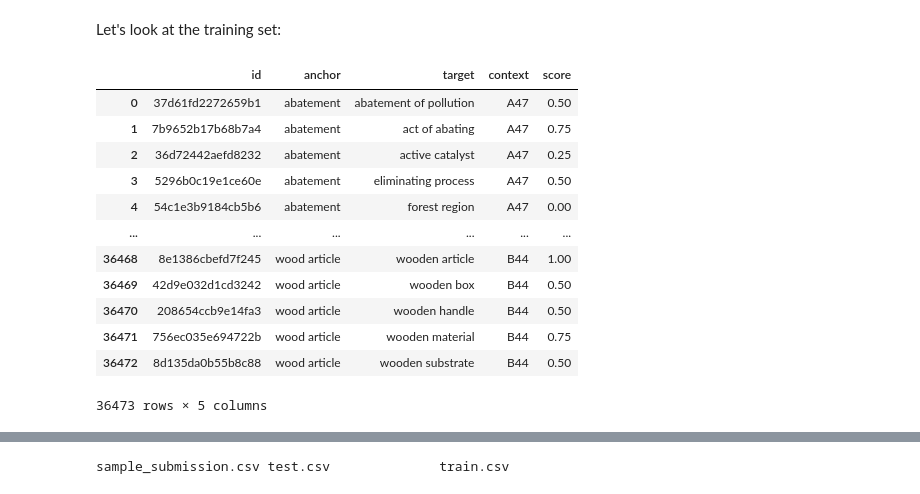
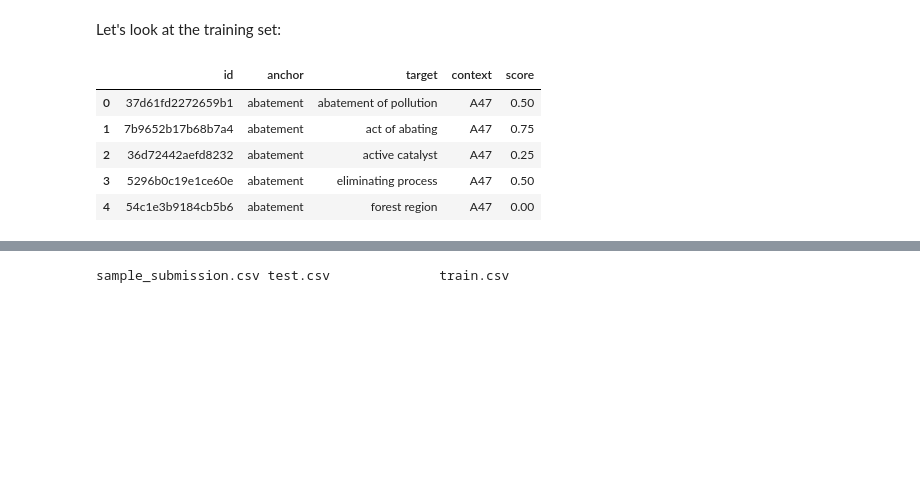
Before and after one commit to twistin/fastai-course, a Jupyter notebook: 04_Lesson/iterate-like-a-grandmaster.ipynb, the cells around one changed output, grey strips where cells are left out. Saved outputs shown, nothing was run; the diff lists cells and outputs as text; code cells hidden in the pictures; blank space fills up the shorter version.

```diff
--- a/04_Lesson/iterate-like-a-grandmaster.ipynb
+++ b/04_Lesson/iterate-like-a-grandmaster.ipynb
@@ -78,20 +78,23 @@ notes.md                                utilidades
 us-patent-phrase-to-phrase-matching
 # %% [markdown]
 Let's look at the training set:
+# %%
+#import pandas as pd
+
+# Aumentar el ancho máximo de las columnas (por ejemplo, 1000)
+#pd.set_option('display.max_colwidth', 1000)
+# Mostrar todas las filas
+#pd.set_option('display.max_rows', None)
+
+# Mostrar todas las columnas
+pd.set_option('display.max_columns', None)
 # %%
 df = pd.read_csv(path/'train.csv')
-df
+df.head()
 # %% [output]
 |  | id | anchor | target | context | score |
 | 0 | 37d61fd2272659b1 | abatement | abatement of pollution | A47 | 0.50 |
 | 1 | 7b9652b17b68b7a4 | abatement | act of abating | A47 | 0.75 |
 | 2 | 36d72442aefd8232 | abatement | active catalyst | A47 | 0.25 |
 | 3 | 5296b0c19e1ce60e | abatement | eliminating process | A47 | 0.50 |
 | 4 | 54c1e3b9184cb5b6 | abatement | forest region | A47 | 0.00 |
-| ... | ... | ... | ... | ... | ... |
-| 36468 | 8e1386cbefd7f245 | wood article | wooden article | B44 | 1.00 |
-| 36469 | 42d9e032d1cd3242 | wood article | wooden box | B44 | 0.50 |
-| 36470 | 208654ccb9e14fa3 | wood article | wooden handle | B44 | 0.50 |
-| 36471 | 756ec035e694722b | wood article | wooden material | B44 | 0.75 |
-| 36472 | 8d135da0b55b8c88 | wood article | wooden substrate | B44 | 0.50 |
-36473 rows × 5 columns
```
Also changed, not shown: parts of 21 cells of this notebook, 1 other file.
